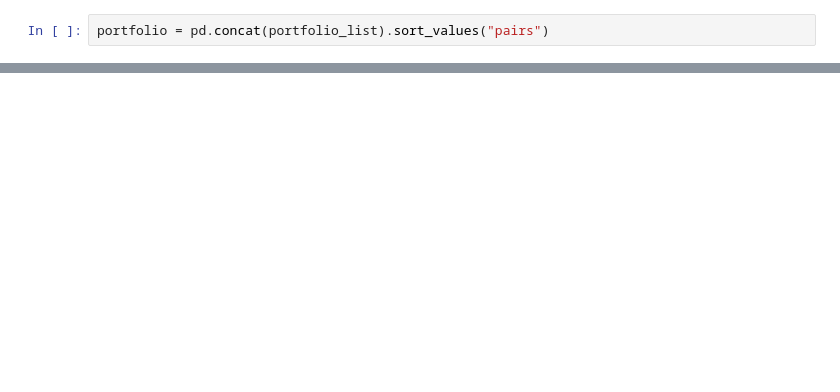
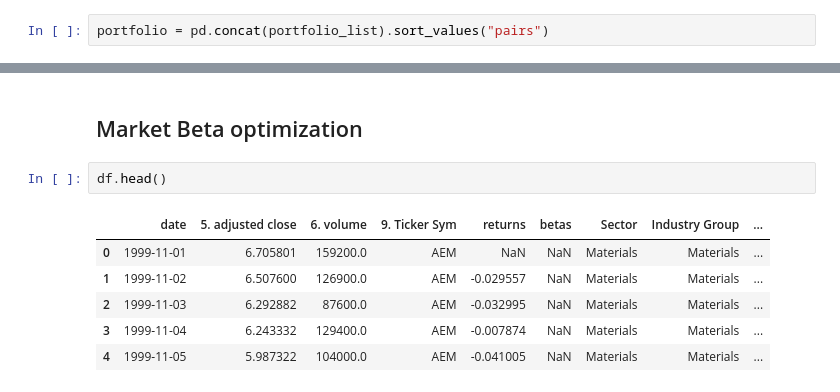
Before and after one commit to kunalc10/appianway, a Jupyter notebook: notebooks/trading_pairs.ipynb, the cells around one changed output, grey strips where cells are left out. Saved outputs shown, nothing was run; the diff lists cells and outputs as text; blank space fills up the shorter version.

```diff
--- a/notebooks/trading_pairs.ipynb
+++ b/notebooks/trading_pairs.ipynb
@@ -438,0 +539,11 @@ Name: total_profit, dtype: float64
+# %% [markdown]
+## Market Beta optimization
+# %%
+df.head()
+# %% [output]
+|  | date | 5. adjusted close | 6. volume | 9. Ticker Sym | returns | betas | Sector | Industry Group | ... |
+| 0 | 1999-11-01 | 6.705801 | 159200.0 | AEM | NaN | NaN | Materials | Materials | ... |
+| 1 | 1999-11-02 | 6.507600 | 126900.0 | AEM | -0.029557 | NaN | Materials | Materials | ... |
+| 2 | 1999-11-03 | 6.292882 | 87600.0 | AEM | -0.032995 | NaN | Materials | Materials | ... |
+| 3 | 1999-11-04 | 6.243332 | 129400.0 | AEM | -0.007874 | NaN | Materials | Materials | ... |
+| 4 | 1999-11-05 | 5.987322 | 104000.0 | AEM | -0.041005 | NaN | Materials | Materials | ... |
```
Also changed, not shown: parts of 11 cells of this notebook, 1 other file.
